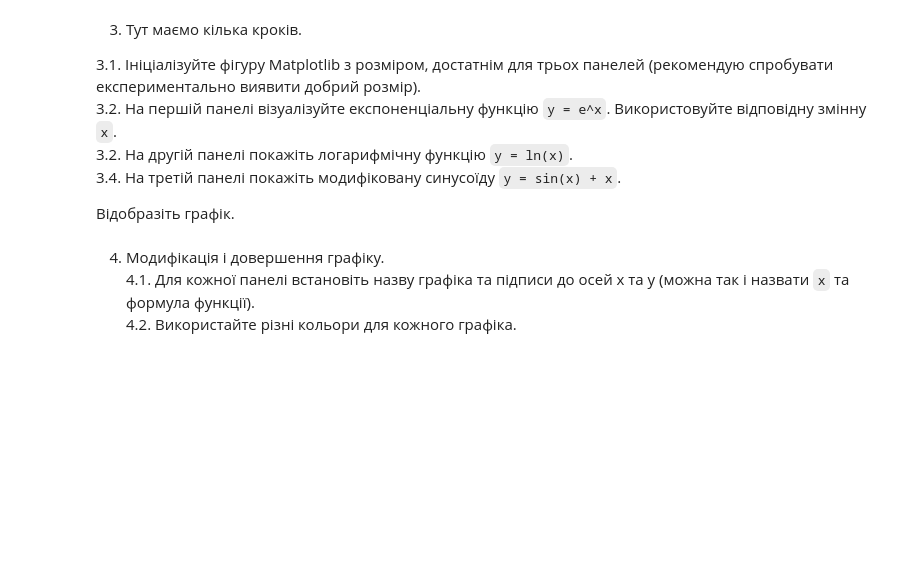
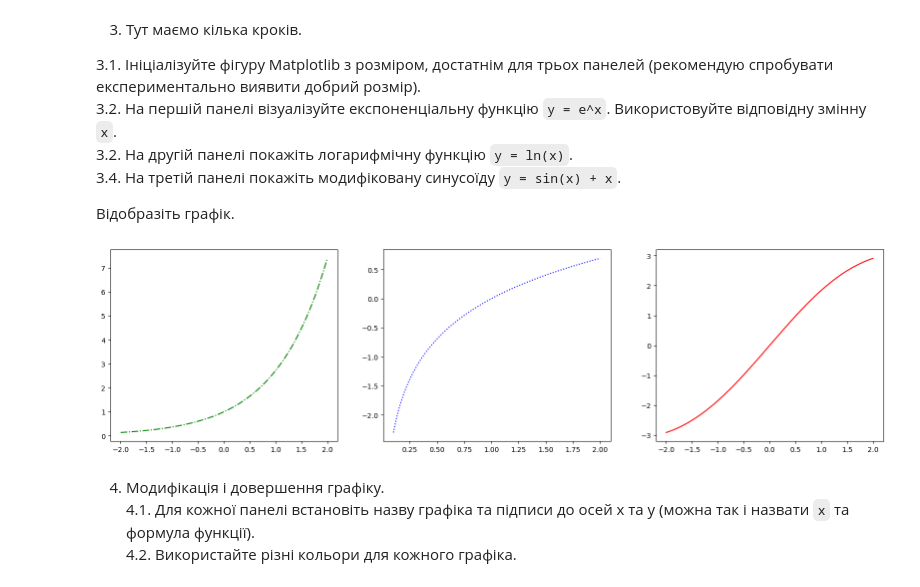
Before and after one commit to olgasamus/python_courses, a Jupyter notebook: Module_4/hw_4_2_Базові_візуалізації_Продовження.ipynb, the cells around one changed output. Saved outputs shown, nothing was run; the diff lists cells and outputs as text; code cells hidden in the pictures; blank space fills up the shorter version.

```diff
--- a/Module_4/hw_4_2_Базові_візуалізації_Продовження.ipynb
+++ b/Module_4/hw_4_2_Базові_візуалізації_Продовження.ipynb
@@ -11,6 +15,9 @@
 # %% [markdown]
 
 2. Використовуючи фукнціонал `numpy` створіть масив `x` з 400 точок в діапазоні між -2 та 2 і масив `x_positive` в діапазоні між 0.1 і 2 також з 400 точок. Другий масив в нас буде для логарифмічної функції, перший з більш широким діапазоном - для інших функцій.
+# %%
+x = np.linspace(-2,2,400)
+x_positive = np.linspace(0.1,2,400)
 # %% [markdown]
 
 3. Тут маємо кілька кроків.
@@ -21,6 +28,25 @@
   3.4. На третій панелі покажіть модифіковану синусоїду `y = sin(x) + x`.
 
   Відобразіть графік.
+# %%
+y_exp = np.exp(x)
+y_ln = np.log(x_positive)
+y_sin = np.sin(x) + x
+# %%
+plt.figure(figsize=(20, 5))
+
+plt.subplot(1,3,1)
+plt.plot(x,y_exp, '-.g')
+
+plt.subplot(1,3,2)
+plt.plot(x_positive,y_ln, ':b')
+
+plt.subplot(1,3,3)
+plt.plot(x,y_sin, '-r')
+
+plt.show;
+# %% [output]
+[figure, added]
 # %% [markdown]
 4. Модифікація і довершення графіку.
   4.1. Для кожної панелі встановіть назву графіка та підписи до осей х та у (можна так і назвати `x` та формула функції).
```
Also changed, not shown: parts of 5 cells of this notebook, 1 other file.
